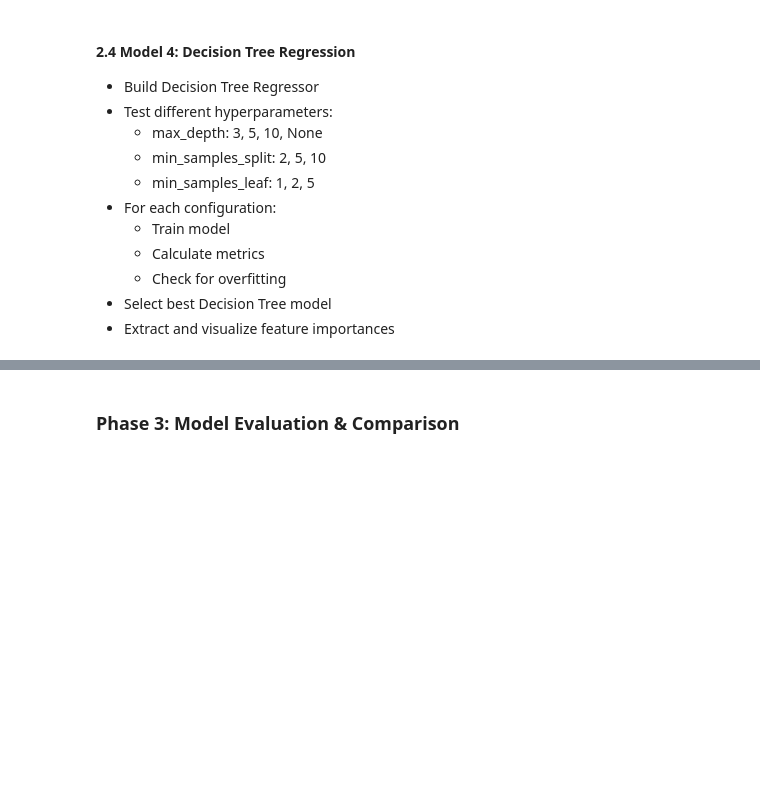
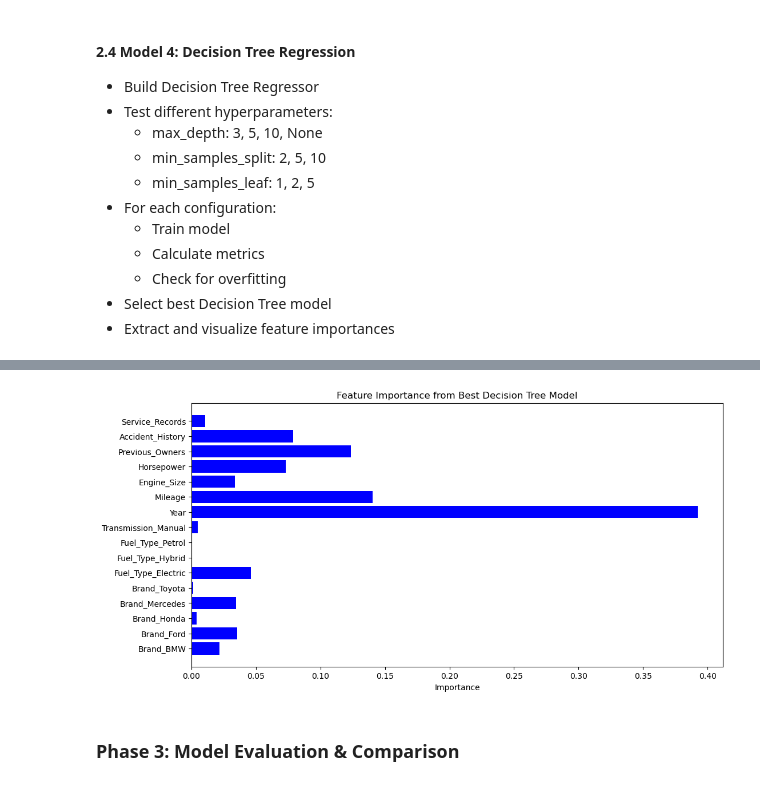
Before and after one commit to Blessing-Ekeh/dataraflow-week15-supervised-learning, a Jupyter notebook: Take Home (1).ipynb, the cells around one changed output, grey strips where cells are left out. Cells and saved outputs as stored; diff of their text form; code cells hidden in the pictures; blank space fills up the shorter version.

```diff
--- a/Take Home (1).ipynb
+++ b/Take Home (1).ipynb
@@ -1889,0 +2178,22 @@ plt.show()
+# %%
+from sklearn.linear_model import LinearRegression
+
+model = Pipeline(steps=[
+    ('preprocessing', preprocessor),
+    ('regressor', LinearRegression())
+])
+#adding target variable to encoded data set
+assessment_data_encoded["Price"] = assessment_data["Price"]
+
+# Split data into features and target variable
+X = assessment_data_encoded.drop('Price', axis=1)
+Y = assessment_data_encoded['Price']
+
+# Split data into training and testing sets
+X_train, X_test, Y_train, Y_test = train_test_split(X, Y, test_size=0.3, random_state=42)
+
+#checks
+print("X_train shape:", X_train.shape)
+print("X_test shape:", X_test.shape)
+print("Y_train shape:", Y_train.shape)
+print("Y_test shape:", Y_test.shape)
@@ -1934,0 +2500,14 @@ plt.show()
+# %%
+# feature importance from best decision tree model
+best_tree_reg = DecisionTreeRegressor(max_depth=best_tree_config[0],
+                                      min_samples_split=best_tree_config[1],
+                                      min_samples_leaf=best_tree_config[2],
+                                      random_state=0)
+best_tree_reg.fit(X_train, Y_train)
+
+# Get feature importances
+feature_importance = best_tree_reg.feature_importances_
+print("Feature Importance for Best Decision Tree Model:")
+# Print feature names with their importance values
+for i, importance in enumerate(feature_importance):
+    print(f"{X_train.columns[i]}: {importance}")
@@ -1935,3 +2532,12 @@ plt.show()
+# %%
+# Visualize feature importance
+plt.figure(figsize=(12, 6))
+plt.barh(X_train.columns, feature_importance, color='blue')
+plt.xlabel('Importance')
+plt.title('Feature Importance from Best Decision Tree Model')
+plt.show()
+# %% [output]
+[figure, added]
 # %% [markdown]
 ### Phase 3: Model Evaluation & Comparison
 # %% [markdown]
```
Also changed, not shown: parts of 23 cells of this notebook, 1 other file.
